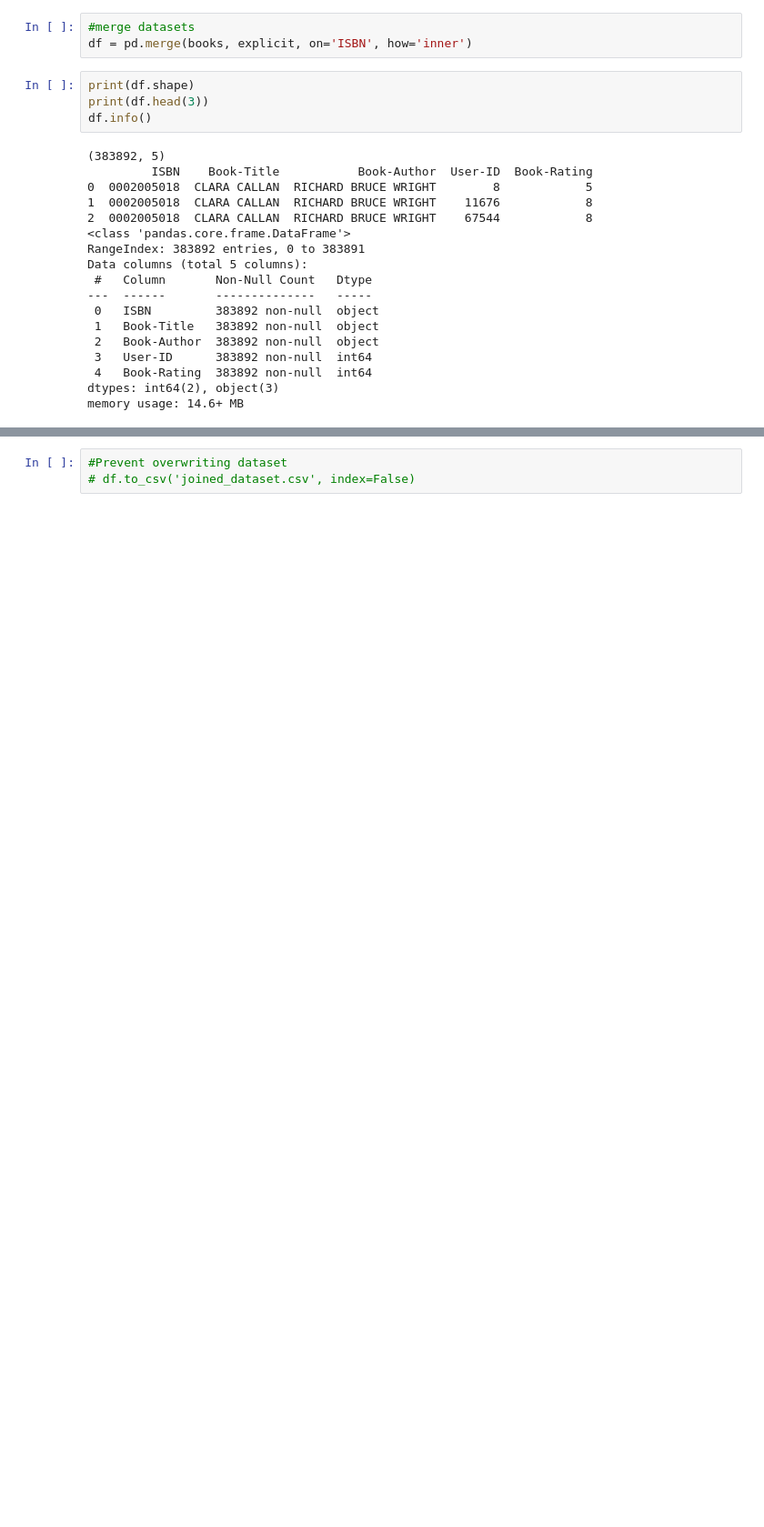
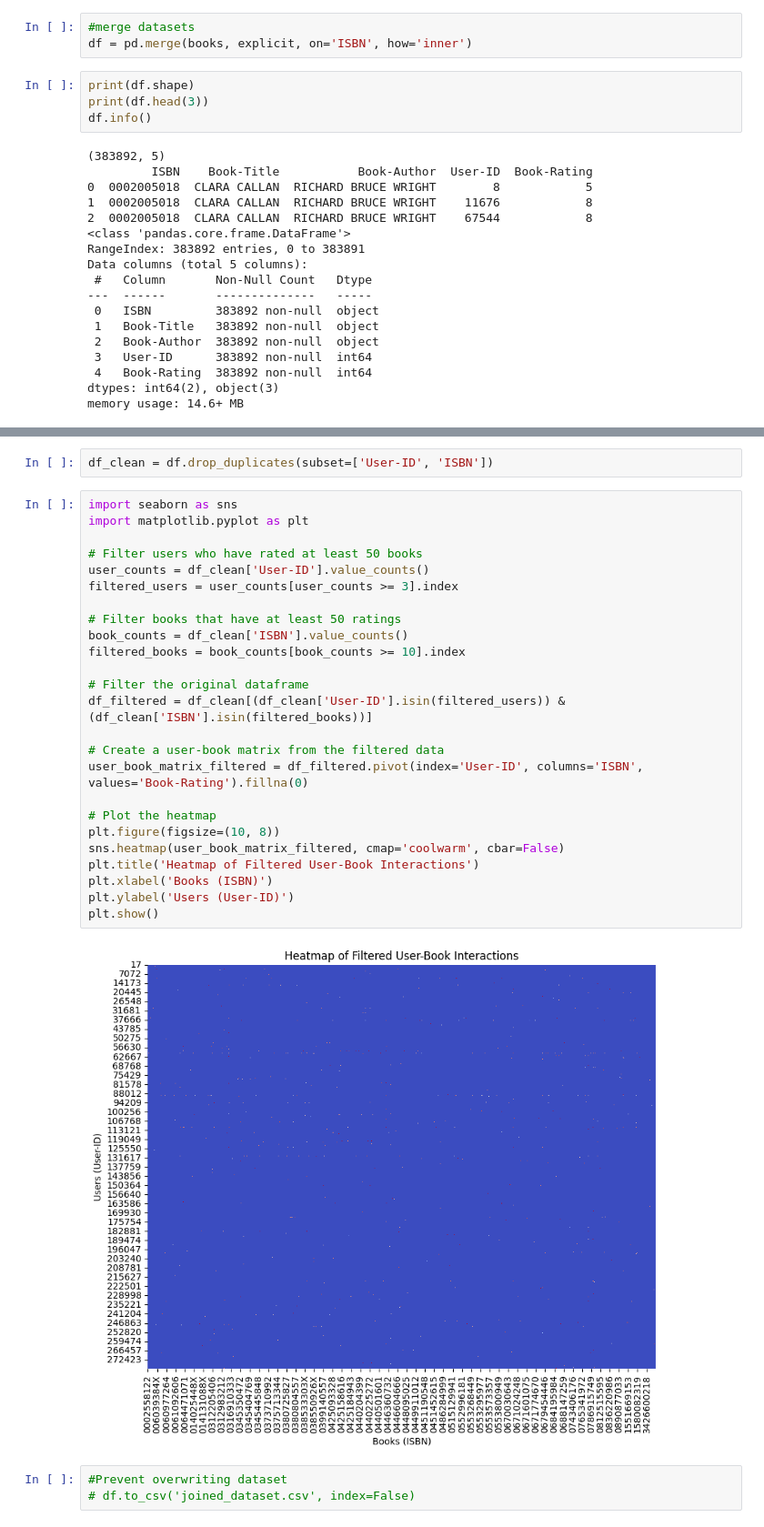
Before and after one commit to bbulls14/svd_book_recommender, a Jupyter notebook: data_cleaning.ipynb, the cells around one changed output, grey strips where cells are left out. Shown: that part at 91% size. Drawn from its saved outputs; the diff is of its cells as text; blank space fills up the shorter version.

```diff
--- a/data_cleaning.ipynb
+++ b/data_cleaning.ipynb
@@ -193,3 +219,32 @@ memory usage: 14.6+ MB
+# %%
+df_clean = df.drop_duplicates(subset=['User-ID', 'ISBN'])
+# %%
+import seaborn as sns
+import matplotlib.pyplot as plt
+
+# Filter users who have rated at least 50 books
+user_counts = df_clean['User-ID'].value_counts()
+filtered_users = user_counts[user_counts >= 3].index
+
+# Filter books that have at least 50 ratings
+book_counts = df_clean['ISBN'].value_counts()
+filtered_books = book_counts[book_counts >= 10].index
+
+# Filter the original dataframe
+df_filtered = df_clean[(df_clean['User-ID'].isin(filtered_users)) & (df_clean['ISBN'].isin(filtered_books))]
+
+# Create a user-book matrix from the filtered data
+user_book_matrix_filtered = df_filtered.pivot(index='User-ID', columns='ISBN', values='Book-Rating').fillna(0)
+
+# Plot the heatmap
+plt.figure(figsize=(10, 8))
+sns.heatmap(user_book_matrix_filtered, cmap='coolwarm', cbar=False)
+plt.title('Heatmap of Filtered User-Book Interactions')
+plt.xlabel('Books (ISBN)')
+plt.ylabel('Users (User-ID)')
+plt.show()
+# %% [output]
+[figure, added]
 # %%
 #Prevent overwriting dataset
 # df.to_csv('joined_dataset.csv', index=False)
```
Also changed, not shown: parts of 4 cells of this notebook, 6 other files.
